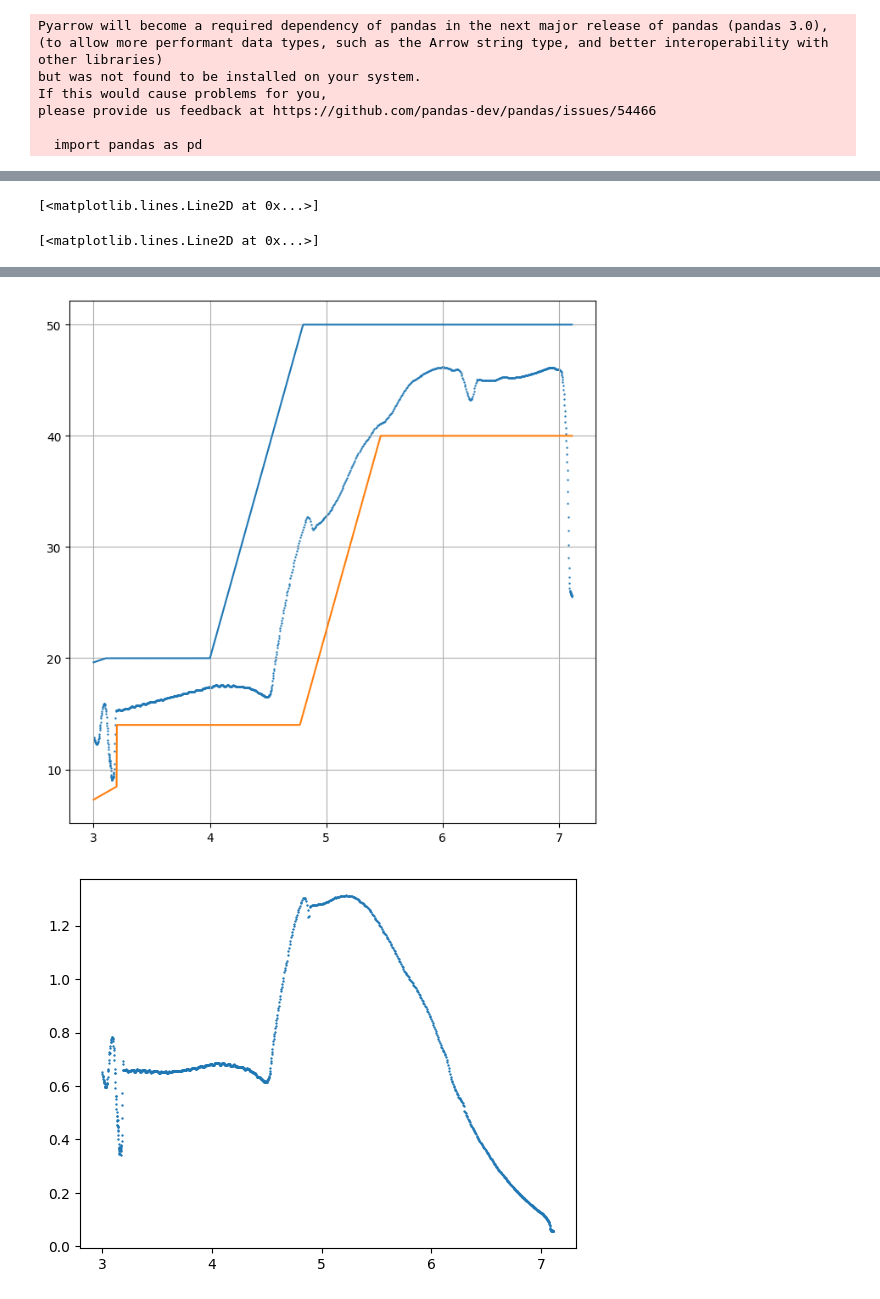
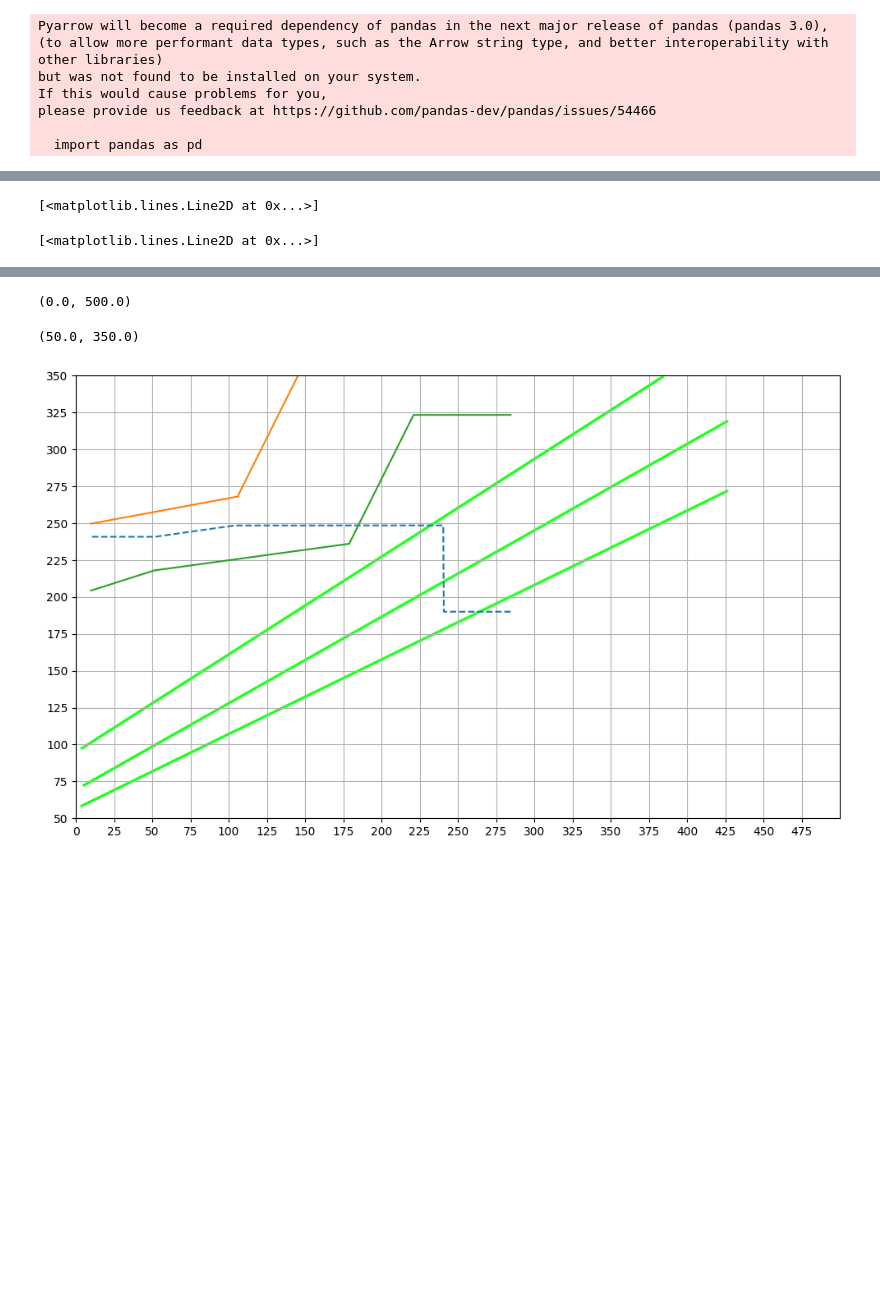
Before and after one commit to giuliodondi/kOS-Shuttle-OPS3, a Jupyter notebook: Ships/Script/Shuttle_OPS3/LOGS/vert_sit_displays.ipynb, the cells around one changed output, grey strips where cells are left out. Drawn from its saved outputs; the diff is of its cells as text; code cells hidden in the pictures; blank space fills up the shorter version.

Commit message:
grtls display

```diff
--- a/Ships/Script/Shuttle_OPS3/LOGS/vert_sit_displays.ipynb
+++ b/Ships/Script/Shuttle_OPS3/LOGS/vert_sit_displays.ipynb
@@ -166,0 +163,2 @@ vert_sit_disp(2, data)
+# %%
+grtls_sit_data = data[data['mach'].between(2.5, 8)]
@@ -167,21 +176,64 @@ vert_sit_disp(2, data)
 # %%
-grtls_sit_data = data[data['mach'].between(3, 8)]
+def grtls_x_convert1(mach):
+    a = (175 - 10)/(6 - 3)
+    b = 10 - a*3
 
-plt.figure(figsize=(8,8))
-plt.scatter(
-           grtls_sit_data['mach'],
-            grtls_sit_data['alpha']*grtls_sit_data['cosphi'],
-            s=0.5
+    return a*mach + b
+
+
+def grtls_y_convert1(gralp):
+    a = (330 - 200)/(45 - 10)
+    b = 200 - a*12
+
+    return a*gralp + b
+
+
+
+def grtls_x_convert(mach):
+    a = (230 - 40)/(6 - 2.85)
+    b = 40 - a*3
+
+    return a*mach + b
+
+
+def grtls_y_convert(gralp):
+    a = (330 - 230)/(40 - 10)
+    b = 230 - a*12
+
+    return a*gralp + b
+
+
+
+fig, ax = plt.subplots(nrows=1, ncols=1, figsize=(12, 7))
+
+plt_ = ax
+
+
+img = plt.imread("vsit1_bg.png")
+plt_.imshow(img, aspect='auto', extent=[0, 500, 50, 350])
+
+#plt.scatter(
+#           grtls_x_convert(grtls_sit_data['mach']),
+#            grtls_y_convert(grtls_sit_data['alpha']),
+#            s=0.5
+#    )
+
+plt.plot(
+           grtls_x_convert(grtls_sit_data['mach']),
+            grtls_y_convert(grtls_sit_data['gralpr']),
+            '--'
     )
-plt.plot(grtls_sit_data['mach'], grtls_sit_data['alpul'])
-plt.plot(grtls_sit_data['mach'], grtls_sit_data['alpll'])
+plt.plot(grtls_x_convert(grtls_sit_data['mach']), grtls_y_convert(grtls_sit_data['alpul']))
+plt.plot(grtls_x_convert(grtls_sit_data['mach']), grtls_y_convert(grtls_sit_data['alpll']))
 
-plt.grid()
+major_ticks = np.arange(0, 500, 25)
 
-plt.figure()
-plt.scatter(
-           grtls_sit_data['mach'],
-            grtls_sit_data['nz'],
-            s=0.5
-    )
+ax.set_xticks(major_ticks)
+ax.set_yticks(major_ticks)
+
+# And a corresponding grid
+ax.grid(which='both')
+
+plt_.set_xlim([0, 500])
+plt_.set_ylim([50, 350])
 # %% [output]
@@ -194,2 +284,3 @@ plt.scatter(
+(0.0, 500.0)
+(50.0, 350.0)
-[figure, old version]
+[figure, new version]
-[figure, removed]
```
Also changed, not shown: parts of 7 cells of this notebook, 8 other files.
